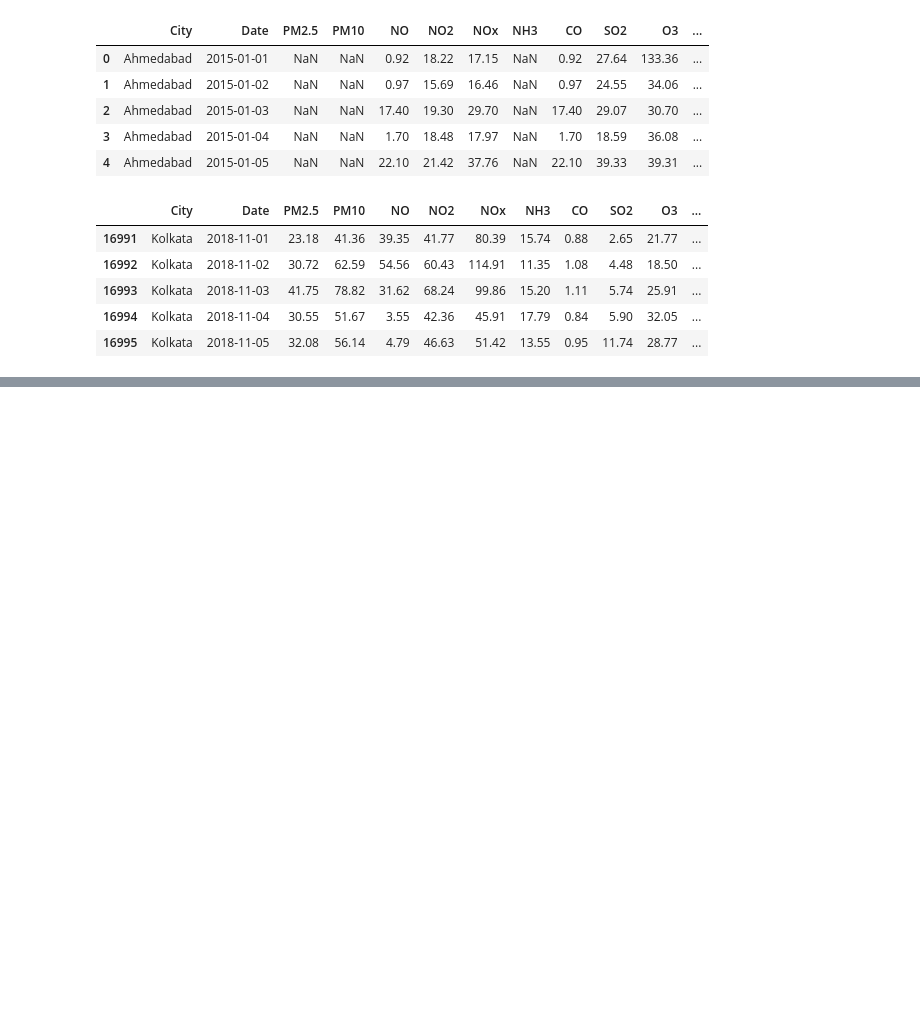
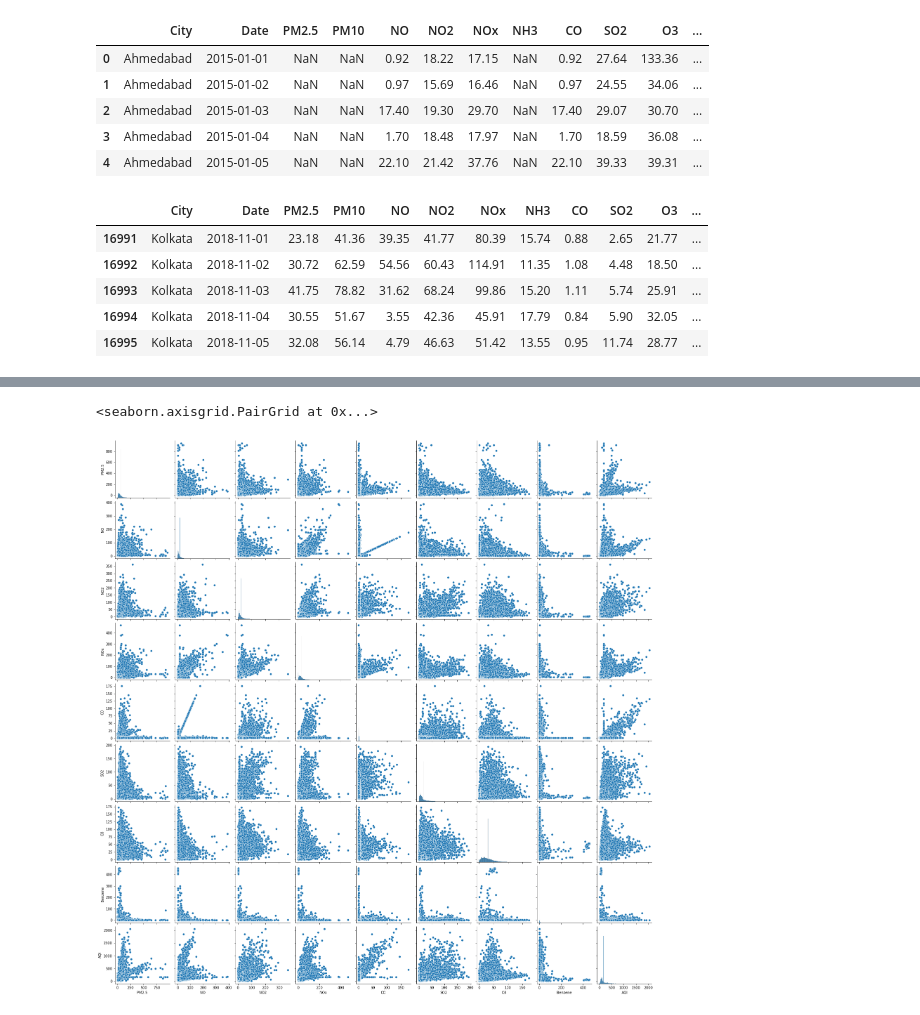
Before and after one commit to Reddappa-M-R-4431/Reddappa_4431, a Jupyter notebook: Week-6-Presentation/Air_Quality_Prediction.ipynb, the cells around one changed output, grey strips where cells are left out. Saved outputs shown, nothing was run; the diff lists cells and outputs as text; code cells hidden in the pictures; blank space fills up the shorter version.

```diff
--- a/Week-6-Presentation/Air_Quality_Prediction.ipynb
+++ b/Week-6-Presentation/Air_Quality_Prediction.ipynb
@@ -486,0 +566,5 @@ df['Status'] = df['Status'].fillna(df['Status'].mode()[0])
+# %%
+sns.pairplot(df)
+# %% [output]
+<seaborn.axisgrid.PairGrid at 0x...>
+[figure, added]
```
Also changed, not shown: parts of 42 cells of this notebook, 6 other files.
